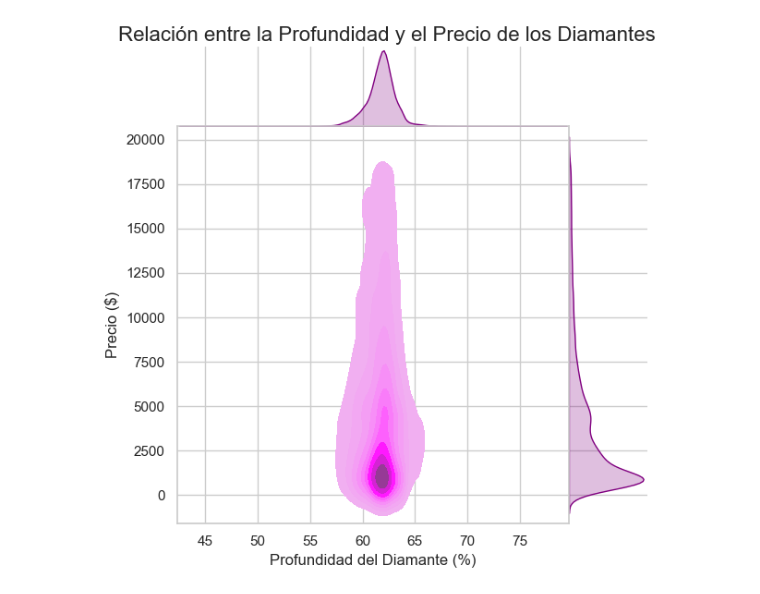
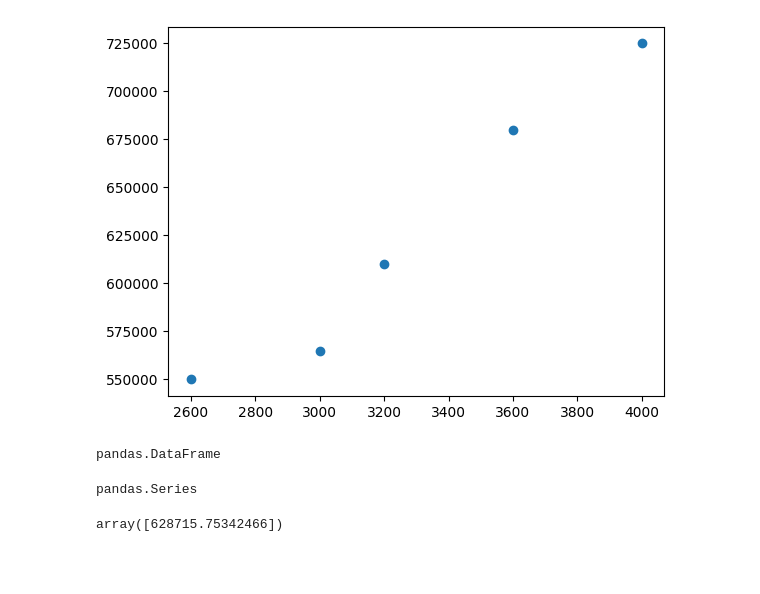
Before and after one commit to XavZol/Seaborn, a Jupyter notebook: Seaborn_New.ipynb, the cells around one changed output. Drawn from its saved outputs; the diff is of its cells as text; code cells hidden in the pictures; blank space fills up the shorter version.

```diff
--- a/Seaborn_New.ipynb
+++ b/Seaborn_New.ipynb
@@ -15,18 +0,0 @@ print(diamantes.head())
-# %%
-
-print(diamantes.describe())
-sns.set_theme(style="whitegrid")
-
-g = sns.relplot(data=diamantes,
-                x="carat",
-                y="price",
-                kind="scatter",
-                height=6,
-                aspect=1.5)
-
-g.fig.suptitle('Relación entre el Precio y el Peso en Quilates de los Diamantes',
-                va='baseline',
-                ha='center')
-
-g.set_axis_labels('Peso en Quilates', 'Precio');
-plt.show()
@@ -103,20 +1,32 @@ plt.show()
-# %%
-# Utilizando joinplot para visualizar  la relación entre 'depth' y 'price' con un gráfico de densidad kernel
-g = sns.jointplot(data=diamantes,
-                    x="depth",
-                    y="price",
-                    kind="kde",
-                    fill=True,
-                    space=0,
-                    color="purple")
-# Cambiando las etiquetas de los ejes
-g.set_axis_labels("Profundidad del Diamante (%)",
-                    "Precio ($)")
-# Mejorando el título
-g.fig.suptitle('Relación entre la Profundidad y el Precio de los Diamantes',
-                va='baseline',
-                ha='center',
-                fontsize=16);
-plt.show()
-# %% [output]
-[figure, removed]
+# %%
+import seaborn as sns
+import matplotlib.pyplot as plt
+import pandas as pd
+from sklearn import linear_model
+
+df = pd.DataFrame()
+df["Area"] = [2600, 3000, 3200, 3600, 4000]
+df["Precio"] = [550000, 565000, 610000, 680000, 725000]
+
+plt.scatter(df["Area"],df["Precio"]);
+plt.show()
+# %% [output]
+[figure, added]
+# %%
+X = df[["Area"]]
+type(df[["Area"]])
+# %% [output]
+pandas.DataFrame
+# %%
+type(df["Area"])
+# %% [output]
+pandas.Series
+# %%
+y = df["Precio"]
+
+
+modelo = linear_model.LinearRegression()
+modelo.fit(X, y)
+modelo.predict([[3300]])
+# %% [output]
+array([628715.75342466])
```
Also changed, not shown: parts of 7 cells of this notebook, 1 other file.
